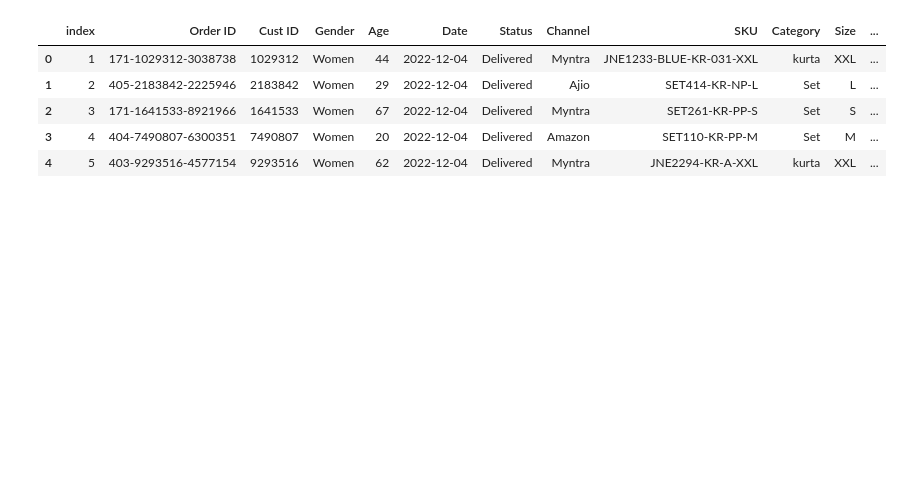
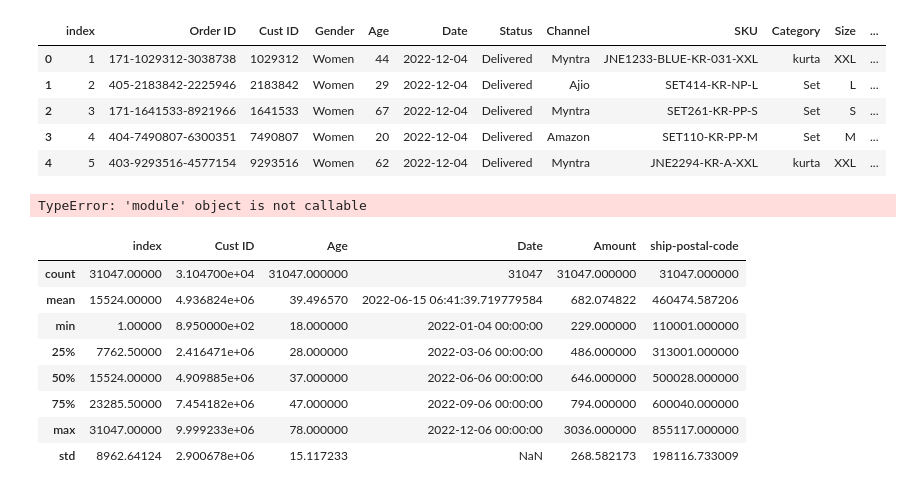
Before and after one commit to Srivathsan355/d2l-en-colab, a Jupyter notebook: chapter_appendix-tools-for-deep-learning/jupyter.ipynb, the cells around one changed output. Drawn from its saved outputs; the diff is of its cells as text; code cells hidden in the pictures; blank space fills up the shorter version.

```diff
--- a/chapter_appendix-tools-for-deep-learning/jupyter.ipynb
+++ b/chapter_appendix-tools-for-deep-learning/jupyter.ipynb
@@ -161,3 +161,19 @@ data.head()
 | 2 | 3 | 171-1641533-8921966 | 1641533 | Women | 67 | 2022-12-04 | Delivered | Myntra | SET261-KR-PP-S | Set | S | ... |
 | 3 | 4 | 404-7490807-6300351 | 7490807 | Women | 20 | 2022-12-04 | Delivered | Amazon | SET110-KR-PP-M | Set | M | ... |
 | 4 | 5 | 403-9293516-4577154 | 9293516 | Women | 62 | 2022-12-04 | Delivered | Myntra | JNE2294-KR-A-XXL | kurta | XXL | ... |
+# %%
+data = data.drop_duplicates(subset=['Order ID', 'Cust ID'], keep='first')
+# %% [output]
+TypeError: 'module' object is not callable
+# %%
+data.describe()
+# %% [output]
+|  | index | Cust ID | Age | Date | Amount | ship-postal-code |
+| count | 31047.00000 | 3.104700e+04 | 31047.000000 | 31047 | 31047.000000 | 31047.000000 |
+| mean | 15524.00000 | 4.936824e+06 | 39.496570 | 2022-06-15 06:41:39.719779584 | 682.074822 | 460474.587206 |
+| min | 1.00000 | 8.950000e+02 | 18.000000 | 2022-01-04 00:00:00 | 229.000000 | 110001.000000 |
+| 25% | 7762.50000 | 2.416471e+06 | 28.000000 | 2022-03-06 00:00:00 | 486.000000 | 313001.000000 |
+| 50% | 15524.00000 | 4.909885e+06 | 37.000000 | 2022-06-06 00:00:00 | 646.000000 | 500028.000000 |
+| 75% | 23285.50000 | 7.454182e+06 | 47.000000 | 2022-09-06 00:00:00 | 794.000000 | 600040.000000 |
+| max | 31047.00000 | 9.999233e+06 | 78.000000 | 2022-12-06 00:00:00 | 3036.000000 | 855117.000000 |
+| std | 8962.64124 | 2.900678e+06 | 15.117233 | NaN | 268.582173 | 198116.733009 |
```
Also changed, not shown: parts of 7 cells of this notebook.
